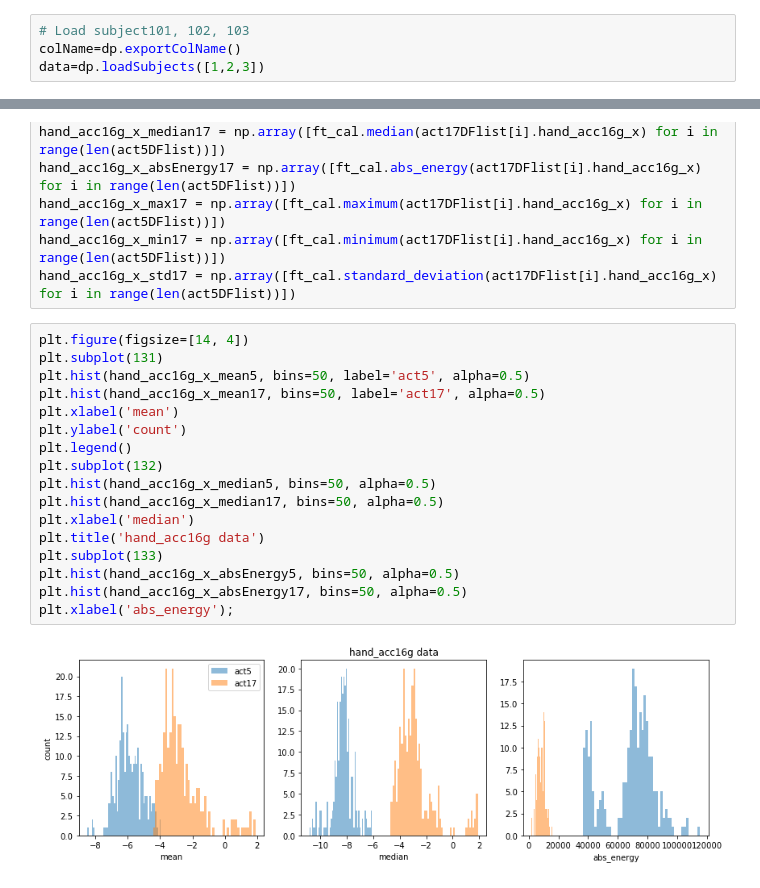
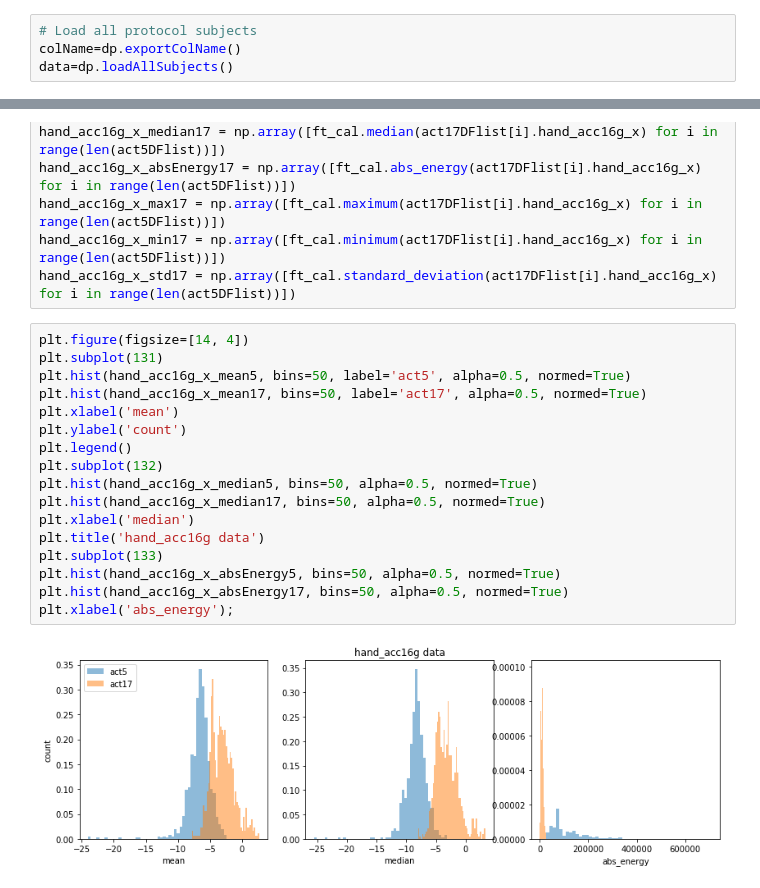
Before and after one commit to kcmeehan/BiometricsActivityClassification, a Jupyter notebook: feature_extraction.ipynb, the cells around one changed output, grey strips where cells are left out. Cells and saved outputs as stored; diff of their text form.

```diff
--- a/feature_extraction.ipynb
+++ b/feature_extraction.ipynb
@@ -28,9 +28,9 @@ from mpl_toolkits.mplot3d import Axes3D
 # %% [markdown]
 ### Prepare samples
 # %%
-# Load subject101, 102, 103
+# Load all protocol subjects
 colName=dp.exportColName()
-data=dp.loadSubjects([1,2,3])
+data=dp.loadAllSubjects()
 # %%
 # Remove actID=0 and acc6g and orientation data
 effectiveData=dp.removeAct0(data)
@@ -112,19 +122,19 @@ hand_acc16g_x_std17 = np.array([ft_cal.standard_deviation(act17DFlist[i].hand_ac
 # %%
 plt.figure(figsize=[14, 4])
 plt.subplot(131)
-plt.hist(hand_acc16g_x_mean5, bins=50, label='act5', alpha=0.5)
-plt.hist(hand_acc16g_x_mean17, bins=50, label='act17', alpha=0.5)
+plt.hist(hand_acc16g_x_mean5, bins=50, label='act5', alpha=0.5, normed=True)
+plt.hist(hand_acc16g_x_mean17, bins=50, label='act17', alpha=0.5, normed=True)
 plt.xlabel('mean')
 plt.ylabel('count')
 plt.legend()
 plt.subplot(132)
-plt.hist(hand_acc16g_x_median5, bins=50, alpha=0.5)
-plt.hist(hand_acc16g_x_median17, bins=50, alpha=0.5)
+plt.hist(hand_acc16g_x_median5, bins=50, alpha=0.5, normed=True)
+plt.hist(hand_acc16g_x_median17, bins=50, alpha=0.5, normed=True)
 plt.xlabel('median')
 plt.title('hand_acc16g data')
 plt.subplot(133)
-plt.hist(hand_acc16g_x_absEnergy5, bins=50, alpha=0.5)
-plt.hist(hand_acc16g_x_absEnergy17, bins=50, alpha=0.5)
+plt.hist(hand_acc16g_x_absEnergy5, bins=50, alpha=0.5, normed=True)
+plt.hist(hand_acc16g_x_absEnergy17, bins=50, alpha=0.5, normed=True)
 plt.xlabel('abs_energy');
 # %% [output]
-[figure, old version]
+[figure, new version]
```
Also changed, not shown: parts of 9 cells of this notebook.
